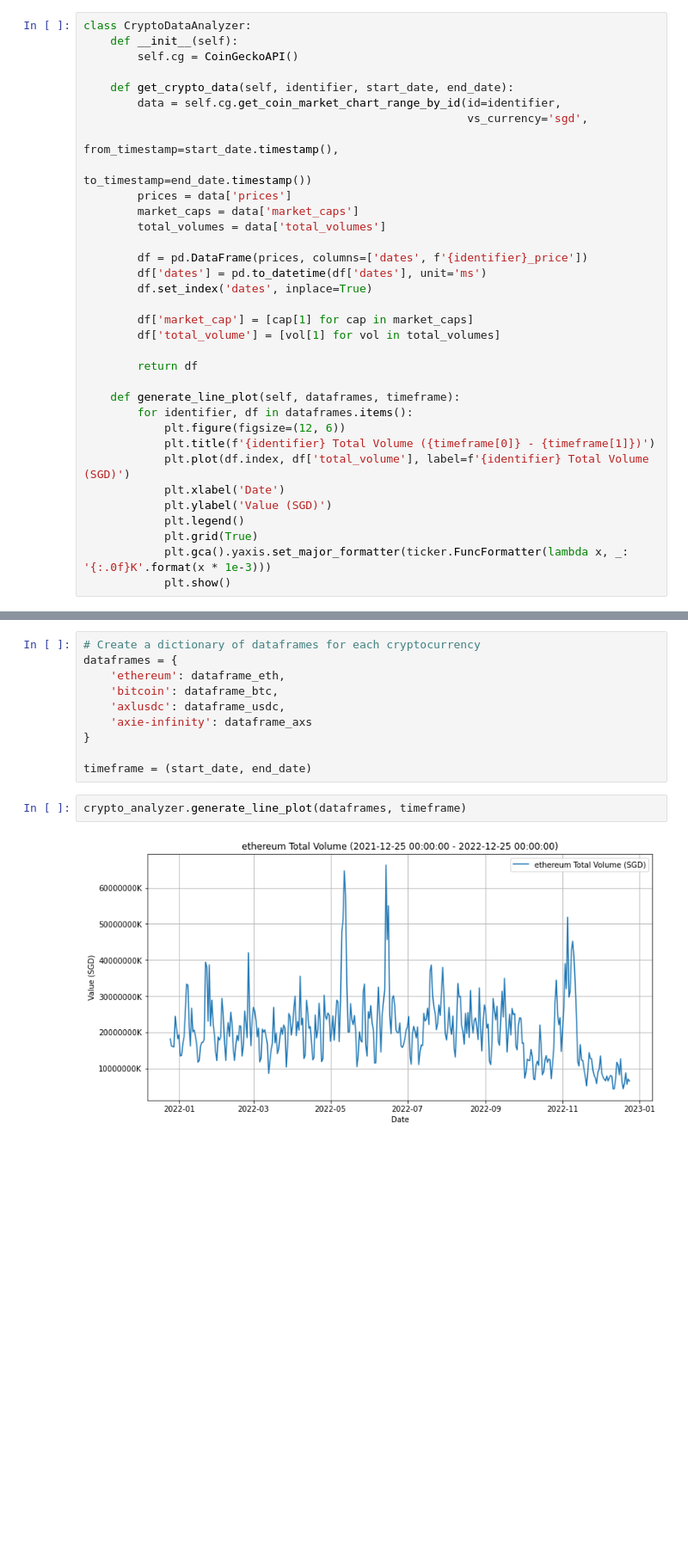
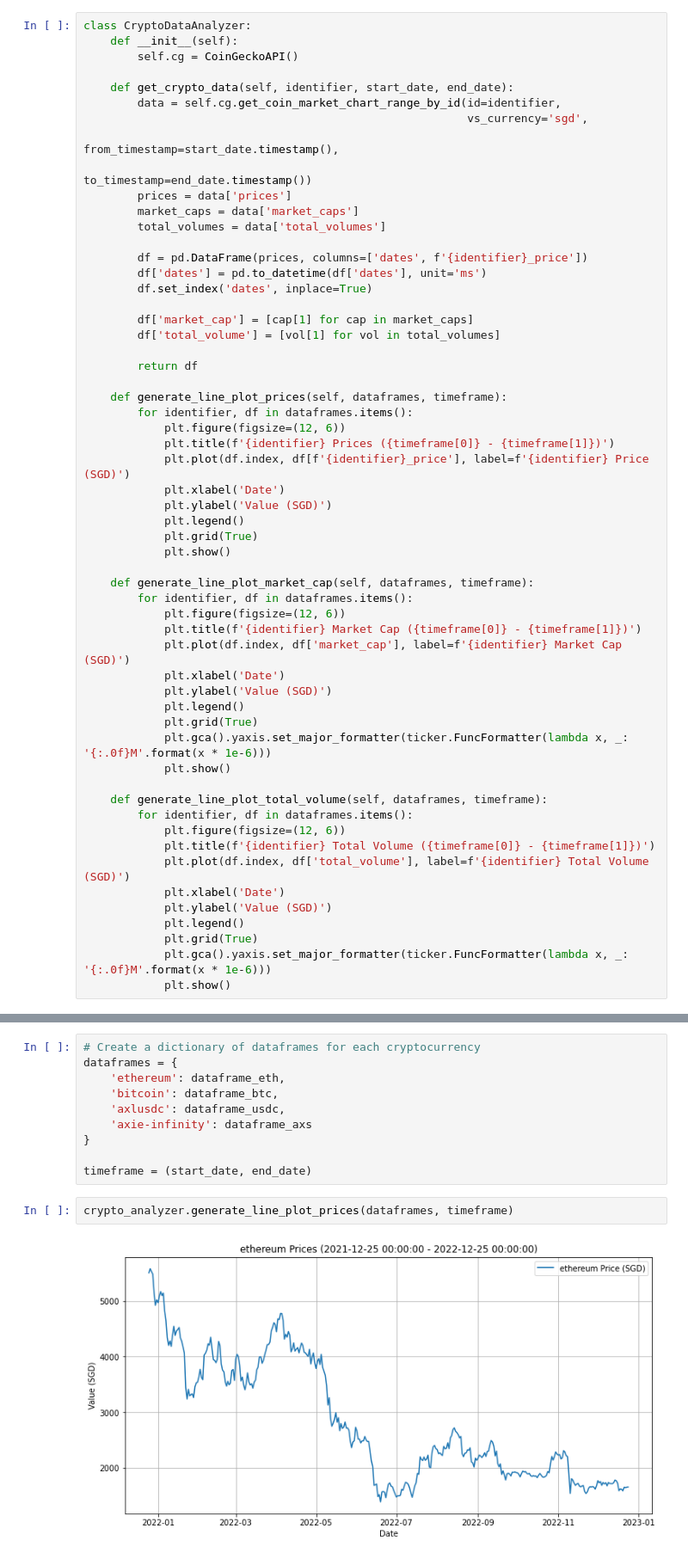
Before and after one commit to zhihantan/dysonCoinGecko, a Jupyter notebook: Crypto CoinGeckoAPI.ipynb, the cells around one changed output, grey strips where cells are left out. Shown: that part at 86% size. Cells and saved outputs as stored; diff of their text form; blank space fills up the shorter version.

```diff
--- a/Crypto CoinGeckoAPI.ipynb
+++ b/Crypto CoinGeckoAPI.ipynb
@@ -33,7 +33,30 @@ class CryptoDataAnalyzer:
 
         return df
 
-    def generate_line_plot(self, dataframes, timeframe):
+    def generate_line_plot_prices(self, dataframes, timeframe):
+        for identifier, df in dataframes.items():
+            plt.figure(figsize=(12, 6))
+            plt.title(f'{identifier} Prices ({timeframe[0]} - {timeframe[1]})')
+            plt.plot(df.index, df[f'{identifier}_price'], label=f'{identifier} Price (SGD)')
+            plt.xlabel('Date')
+            plt.ylabel('Value (SGD)')
+            plt.legend()
+            plt.grid(True)
+            plt.show()
+
+    def generate_line_plot_market_cap(self, dataframes, timeframe):
+        for identifier, df in dataframes.items():
+            plt.figure(figsize=(12, 6))
+            plt.title(f'{identifier} Market Cap ({timeframe[0]} - {timeframe[1]})')
+            plt.plot(df.index, df['market_cap'], label=f'{identifier} Market Cap (SGD)')
+            plt.xlabel('Date')
+            plt.ylabel('Value (SGD)')
+            plt.legend()
+            plt.grid(True)
+            plt.gca().yaxis.set_major_formatter(ticker.FuncFormatter(lambda x, _: '{:.0f}M'.format(x * 1e-6)))
+            plt.show()
+
+    def generate_line_plot_total_volume(self, dataframes, timeframe):
         for identifier, df in dataframes.items():
             plt.figure(figsize=(12, 6))
             plt.title(f'{identifier} Total Volume ({timeframe[0]} - {timeframe[1]})')
@@ -42,7 +65,7 @@ class CryptoDataAnalyzer:
             plt.ylabel('Value (SGD)')
             plt.legend()
             plt.grid(True)
-            plt.gca().yaxis.set_major_formatter(ticker.FuncFormatter(lambda x, _: '{:.0f}K'.format(x * 1e-3)))
+            plt.gca().yaxis.set_major_formatter(ticker.FuncFormatter(lambda x, _: '{:.0f}M'.format(x * 1e-6)))
             plt.show()
 # %%
 crypto_analyzer = CryptoDataAnalyzer()
@@ -82,6 +105,6 @@ dataframes = {
 
 timeframe = (start_date, end_date)
 # %%
-crypto_analyzer.generate_line_plot(dataframes, timeframe)
+crypto_analyzer.generate_line_plot_prices(dataframes, timeframe)
 # %% [output]
-[figure, old version]
+[figure, new version]
```
Also changed, not shown: parts of 4 cells of this notebook.
